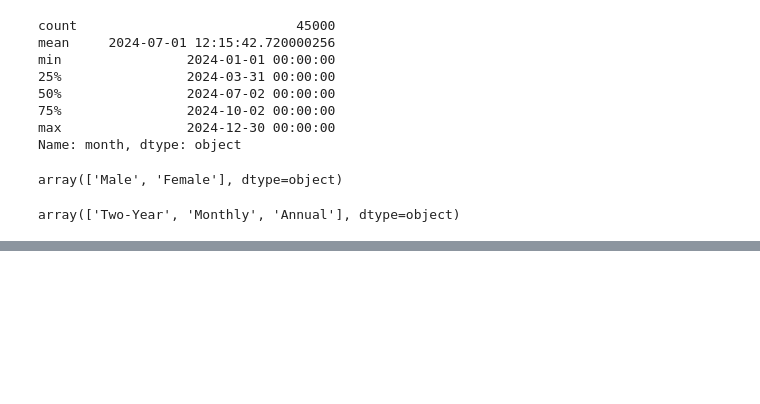
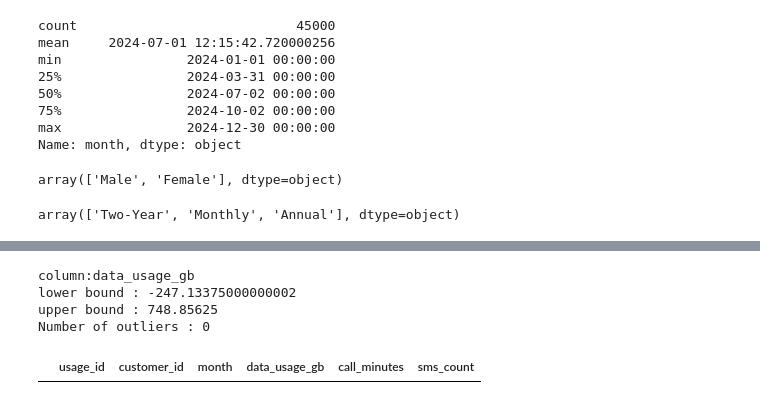
Before and after one commit to varunmathur138-cmd/Customer-Churn-Analysis, a Jupyter notebook: notebooks/03_Data_Cleaning.ipynb, the cells around one changed output, grey strips where cells are left out. Saved outputs shown, nothing was run; the diff lists cells and outputs as text; code cells hidden in the pictures; blank space fills up the shorter version.

Commit message:
Updated data cleaning notebook

```diff
--- a/notebooks/03_Data_Cleaning.ipynb
+++ b/notebooks/03_Data_Cleaning.ipynb
@@ -540,0 +580,8 @@ array(['Two-Year', 'Monthly', 'Annual'], dtype=object)
+# %%
+check_outlier(customer_usage, "data_usage_gb")
+# %% [output]
+column:data_usage_gb
+lower bound : -247.13375000000002
+upper bound : 748.85625
+Number of outliers : 0
+|  | usage_id | customer_id | month | data_usage_gb | call_minutes | sms_count |
```
Also changed, not shown: parts of 10 cells of this notebook.
